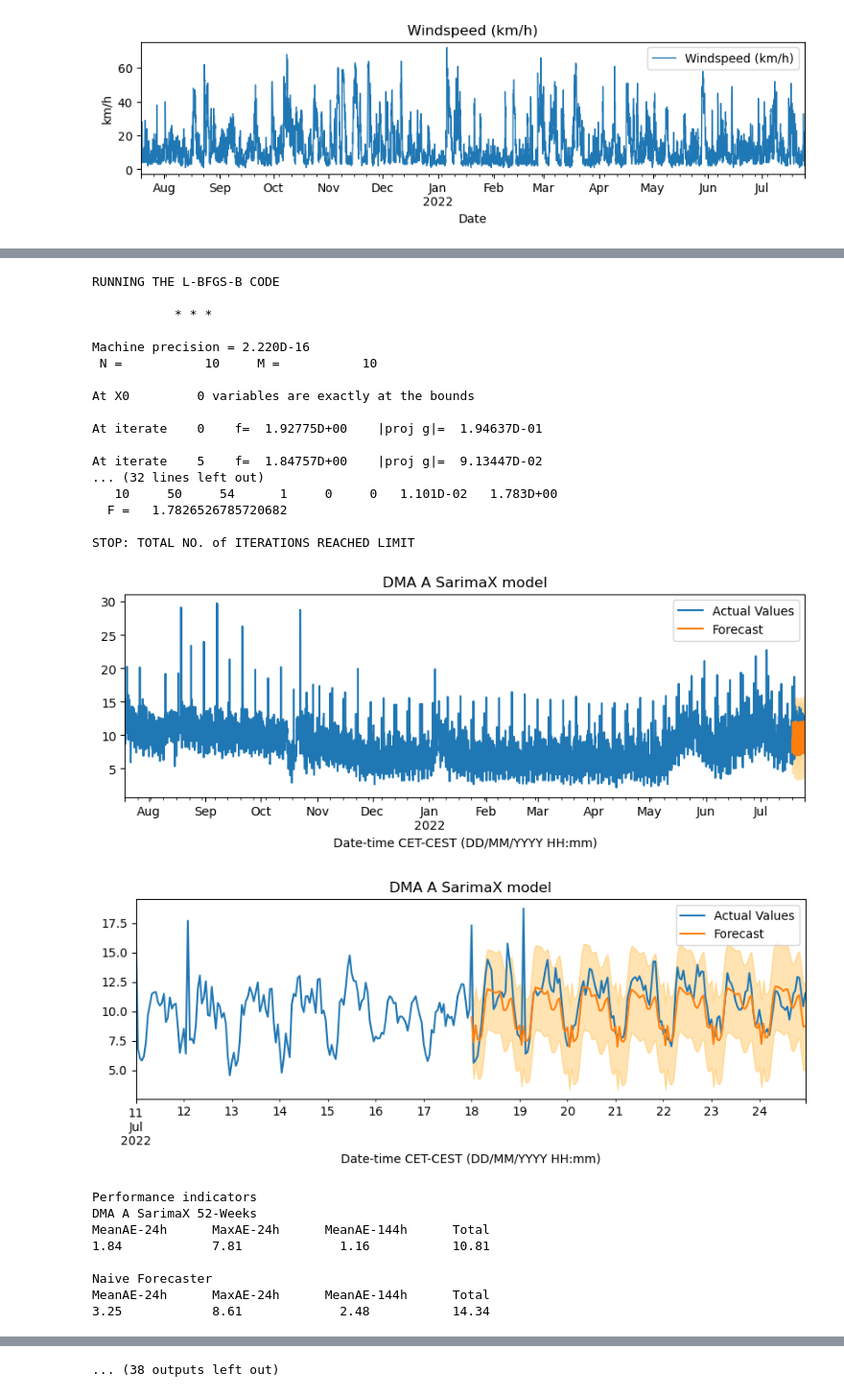
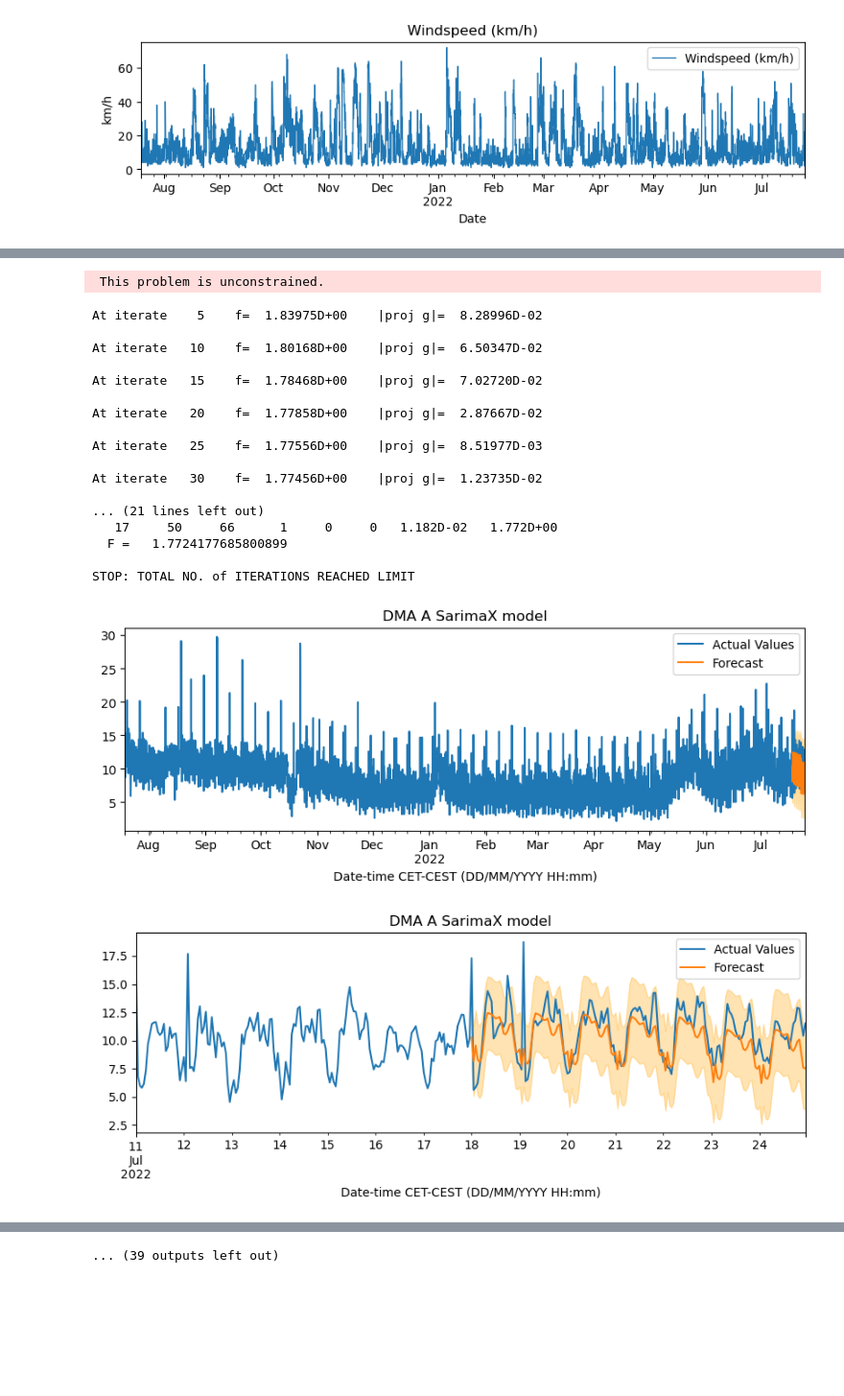
Before and after one commit to carlos-jara/water-demand-forecasting, a Jupyter notebook: sarimax_models/battle_sarimax_52weeks.ipynb, the cells around one changed output, grey strips where cells are left out. Shown at 96% size. Drawn from its saved outputs; the diff is of its cells as text; code cells hidden in the pictures; blank space fills up the shorter version.

Commit message:
update models

```diff
--- a/sarimax_models/battle_sarimax_52weeks.ipynb
+++ b/sarimax_models/battle_sarimax_52weeks.ipynb
@@ -67,6 +67,37 @@ weather_data = weather_data.set_index('Date-time CET-CEST (DD/MM/YYYY HH:mm)')
 
 # change index format to datetime
 weather_data.index = pd.to_datetime(weather_data.index)
+# %%
+# make list of special days for the DMAs region
+official_holidays = ["2021-01-01","2021-01-06","2021-04-04","2021-04-05","2021-04-25","2021-05-01","2021-06-02","2021-08-15","2021-11-01","2021-12-05","2021-12-25","2021-12-26","2022-01-01","2022-01-06","2022-04-17","2022-04-18","2022-04-25","2022-05-01","2022-06-22","2022-08-15","2022-11-01","2022-12-08","2022-12-25","2022-12-26"]
+
+legally_not_recongnized_holidays = ["2021-04-23","2021-05-23","2022-04-23","2022-06-05"]
+
+event_day = ["2021-03-28","2021-05-09","2021-10-31","2021-11-28","2021-05-12","2021-12-12","2021-12-19","2021-12-31","2022-03-27","2022-04-10","2022-05-08","2022-05-09","2022-10-30","2022-11-27","2022-12-04","2022-12-11","2022-12-18","2022-12-31"]
+
+# make columns for special days
+weather_data['official_holiday'] = 0
+weather_data['legally_not_recongnized_holidays'] = 0
+weather_data['event_day'] = 0
+weather_data['weekend'] = 0
+
+# add indicator variable for speciall days
+for i in weather_data.index:
+    if str(i)[:10] in official_holidays:
+        weather_data['official_holiday'][i] = 1
+
+for i in weather_data.index:
+    if str(i)[:10] in legally_not_recongnized_holidays:
+        weather_data['legally_not_recongnized_holidays'][i] = 1
+
+for i in weather_data.index:
+    if str(i)[:10] in event_day:
+        weather_data['event_day'][i] = 0
+
+# add variable for weekend days
+for i in weather_data.index:
+    if i.weekday() == 5 or i.weekday() == 6:
+        weather_data['weekend'][i] = 1
 # %%
 # create an utility metric function
 def print_metrics(y_obs,y_pred, model_name,return_df=None):
@@ -213,7 +244,7 @@ for dma in list(inflow_data.columns):
     # implement sarimaX model
     # the statsmodel package applies the difference already if needed.
 
-    model = SARIMAX(y_train, exog=X_train, order=(2,0,2), seasonal_order=(0,1,1,24)) # add seasonality of 24 hrs
+    model = SARIMAX(y_train, exog=X_train, order=(4,0,3), seasonal_order=(0,1,1,24)) # add seasonality of 24 hrs
     model_fit = model.fit()
     # print(model_fit.summary())
 
@@ -244,27 +284,20 @@ for dma in list(inflow_data.columns):
-RUNNING THE L-BFGS-B CODE
-
-           * * *
-
-Machine precision = 2.220D-16
- N =           10     M =           10
-
-At X0         0 variables are exactly at the bounds
-
-At iterate    0    f=  1.92775D+00    |proj g|=  1.94637D-01
-
-At iterate    5    f=  1.84757D+00    |proj g|=  9.13447D-02
-... (32 lines left out)
-   10     50     54      1     0     0   1.101D-02   1.783D+00
-  F =   1.7826526785720682
-
-STOP: TOTAL NO. of ITERATIONS REACHED LIMIT
+ This problem is unconstrained.
+At iterate    5    f=  1.83975D+00    |proj g|=  8.28996D-02
+
+At iterate   10    f=  1.80168D+00    |proj g|=  6.50347D-02
+
+At iterate   15    f=  1.78468D+00    |proj g|=  7.02720D-02
+
+At iterate   20    f=  1.77858D+00    |proj g|=  2.87667D-02
+
+At iterate   25    f=  1.77556D+00    |proj g|=  8.51977D-03
+
+At iterate   30    f=  1.77456D+00    |proj g|=  1.23735D-02
+
+... (21 lines left out)
+   17     50     66      1     0     0   1.182D-02   1.772D+00
+  F =   1.7724177685800899
+
+STOP: TOTAL NO. of ITERATIONS REACHED LIMIT
 [figure]
-[figure, old version]
+[figure, new version]
-Performance indicators
-DMA A SarimaX 52-Weeks
-MeanAE-24h      MaxAE-24h      MeanAE-144h      Total
-1.84            7.81             1.16           10.81
-
-Naive Forecaster
-MeanAE-24h      MaxAE-24h      MeanAE-144h      Total
-3.25            8.61             2.48           14.34
@@ -328,4 +352,4 @@ STOP: TOTAL NO. of ITERATIONS REACHED LIMIT
-... (38 outputs left out)
+... (39 outputs left out)
 # %%
 results_df
 # %% [output]
```
Also changed, not shown: parts of 4 cells of this notebook, 24 other files.
